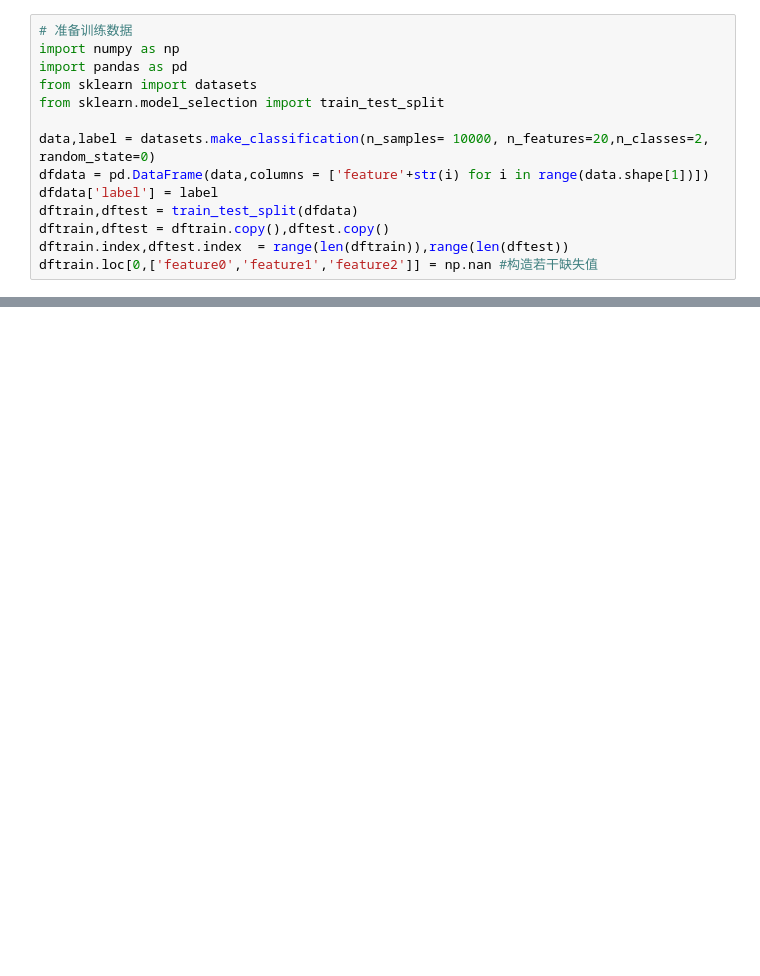
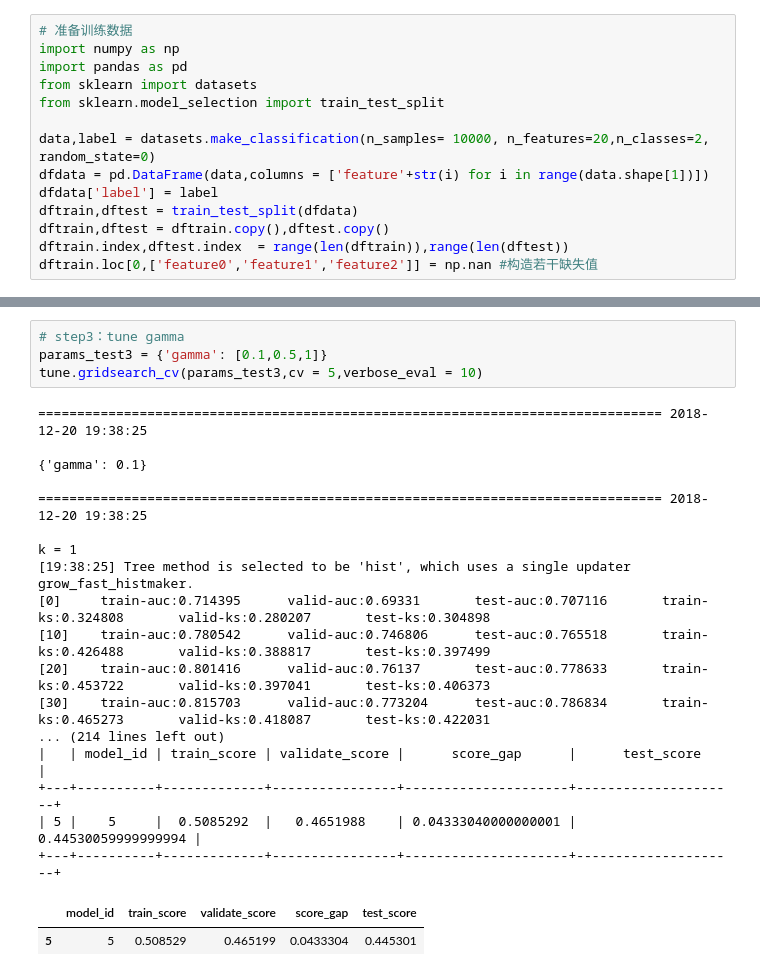
Before and after one commit to ChinaMadlife/tianjikit, a Jupyter notebook: readme.ipynb, the cells around one changed output, grey strips where cells are left out. Drawn from its saved outputs; the diff is of its cells as text; blank space fills up the shorter version.

```diff
--- a/readme.ipynb
+++ b/readme.ipynb
@@ -388,0 +490,24 @@ tune.gridsearch_cv(params_test7,cv = 5)
+# %%
+# step3：tune gamma
+params_test3 = {'gamma': [0.1,0.5,1]}
+tune.gridsearch_cv(params_test3,cv = 5,verbose_eval = 10)
+# %% [output]
+================================================================================ 2018-12-20 19:38:25
+
+{'gamma': 0.1}
+
+================================================================================ 2018-12-20 19:38:25
+
+k = 1
+[19:38:25] Tree method is selected to be 'hist', which uses a single updater grow_fast_histmaker.
+[0]     train-auc:0.714395      valid-auc:0.69331       test-auc:0.707116       train-ks:0.324808       valid-ks:0.280207       test-ks:0.304898
+[10]    train-auc:0.780542      valid-auc:0.746806      test-auc:0.765518       train-ks:0.426488       valid-ks:0.388817       test-ks:0.397499
+[20]    train-auc:0.801416      valid-auc:0.76137       test-auc:0.778633       train-ks:0.453722       valid-ks:0.397041       test-ks:0.406373
+[30]    train-auc:0.815703      valid-auc:0.773204      test-auc:0.786834       train-ks:0.465273       valid-ks:0.418087       test-ks:0.422031
+... (214 lines left out)
+|   | model_id | train_score | validate_score |      score_gap      |      test_score     |
++---+----------+-------------+----------------+---------------------+---------------------+
+| 5 |    5     |  0.5085292  |   0.4651988    | 0.04333040000000001 | 0.44530059999999994 |
++---+----------+-------------+----------------+---------------------+---------------------+
+|  | model_id | train_score | validate_score | score_gap | test_score |
+| 5 | 5 | 0.508529 | 0.465199 | 0.0433304 | 0.445301 |
```
Also changed, not shown: parts of 43 cells of this notebook, 6 other files.
